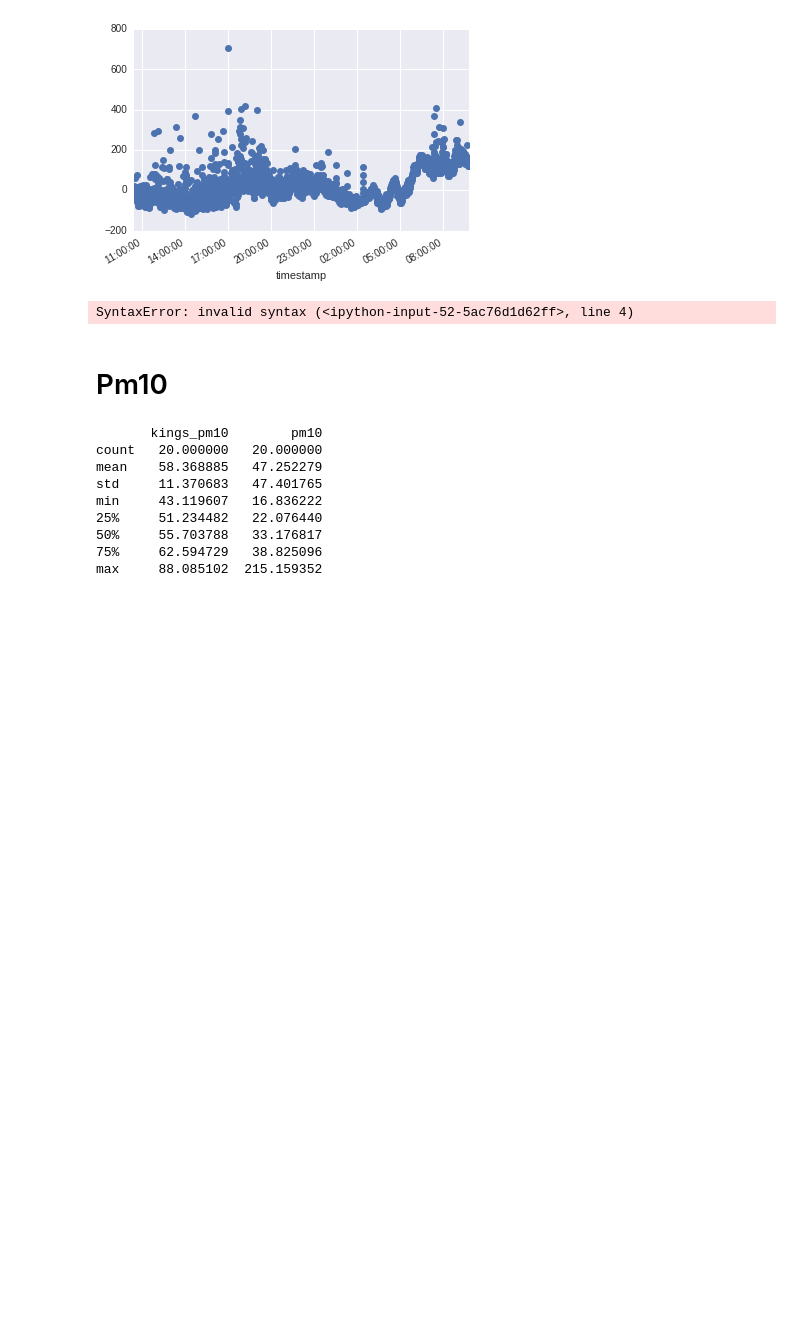
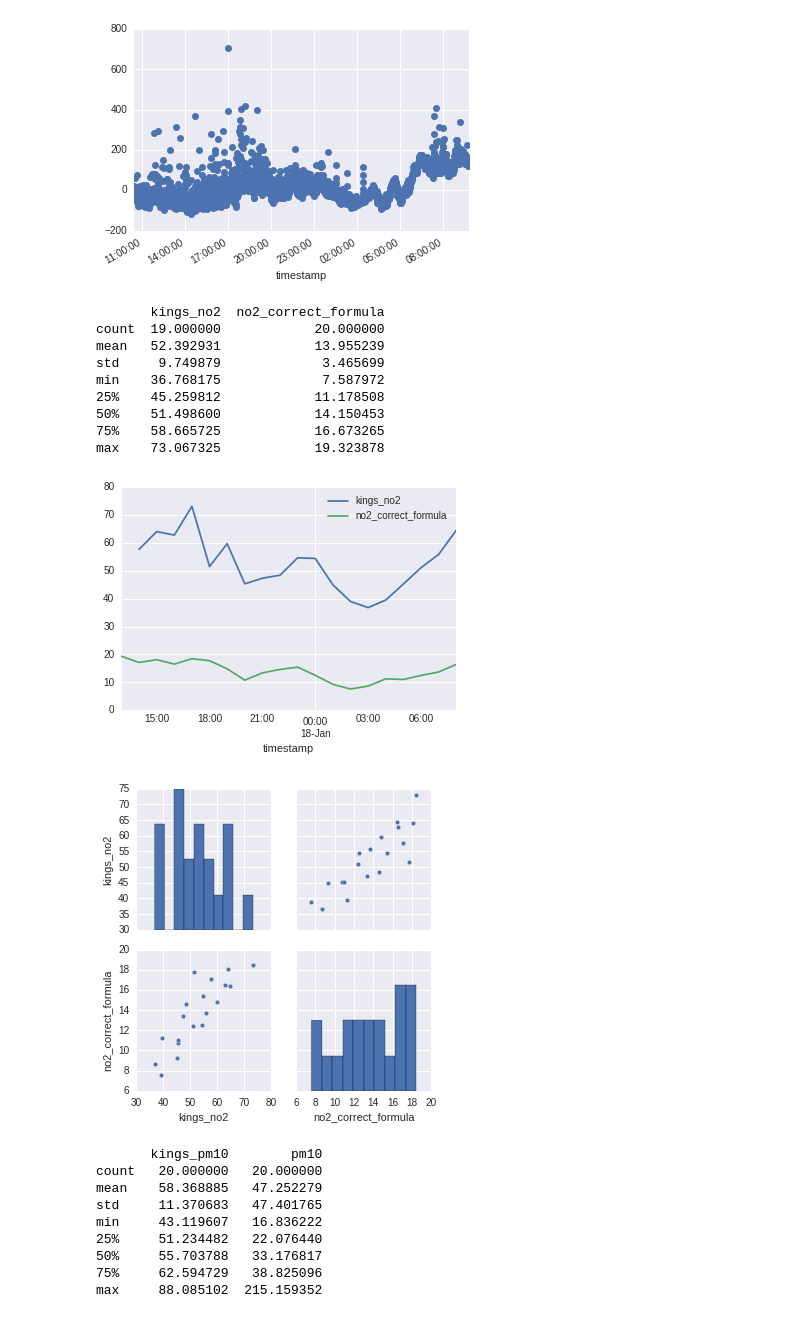
Before and after one commit to airpublic/climathon2016, a Jupyter notebook: correct_no2_co_formula.ipynb, the cells around one changed output. Cells and saved outputs as stored; diff of their text form; code cells hidden in the pictures; blank space fills up the shorter version.

```diff
--- a/correct_no2_co_formula.ipynb
+++ b/correct_no2_co_formula.ipynb
@@ -229,9 +229,17 @@ df.set_index('timestamp').co_correct_formula.plot(linestyle='none', marker='o')
 # %%
 
 ds_merged = xr.merge([ds_kings_vol.rename(kings_prefix), ds_mean_1h]
                      , join='inner')
-`compare(ds_merged,'kings_no2','no2_correct_formula')
+compare(ds_merged,'kings_no2','no2_correct_formula')
 # %% [output]
-SyntaxError: invalid syntax (<ipython-input-52-5ac76d1d62ff>, line 4)
+       kings_no2  no2_correct_formula
+count  19.000000            20.000000
+mean   52.392931            13.955239
+std     9.749879             3.465699
+min    36.768175             7.587972
+25%    45.259812            11.178508
+50%    51.498600            14.150453
+75%    58.665725            16.673265
+max    73.067325            19.323878
+[figure, added]
+[figure, added]
-# %% [markdown]
-# Pm10
```
Also changed, not shown: parts of 88 cells of this notebook.
